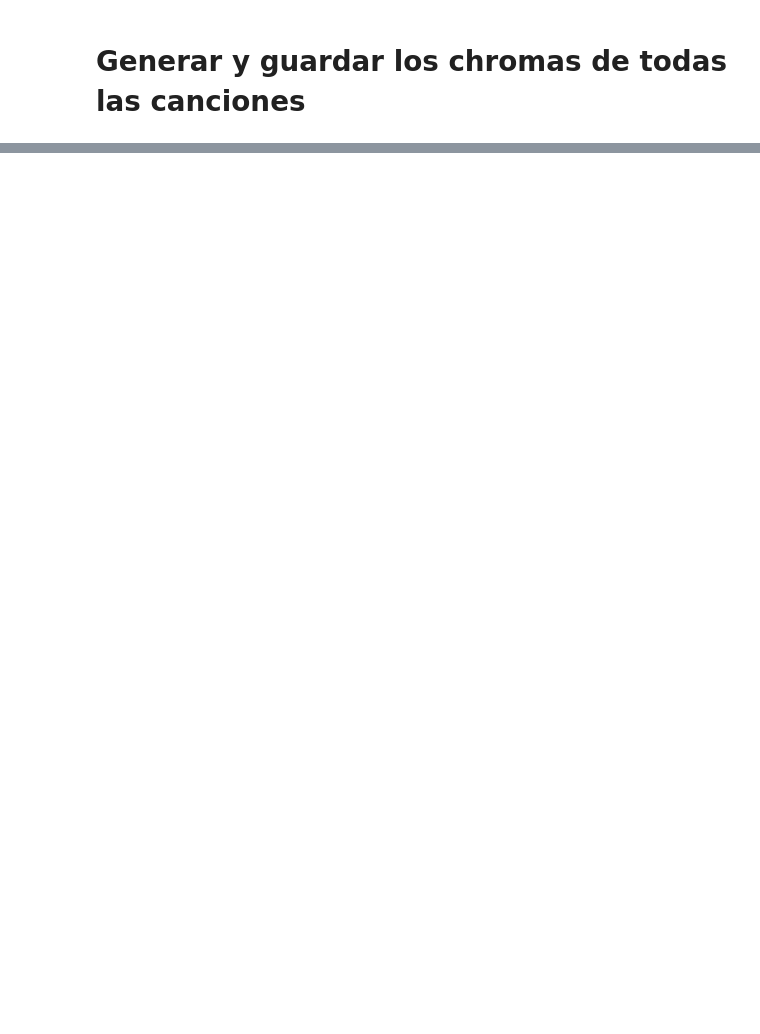
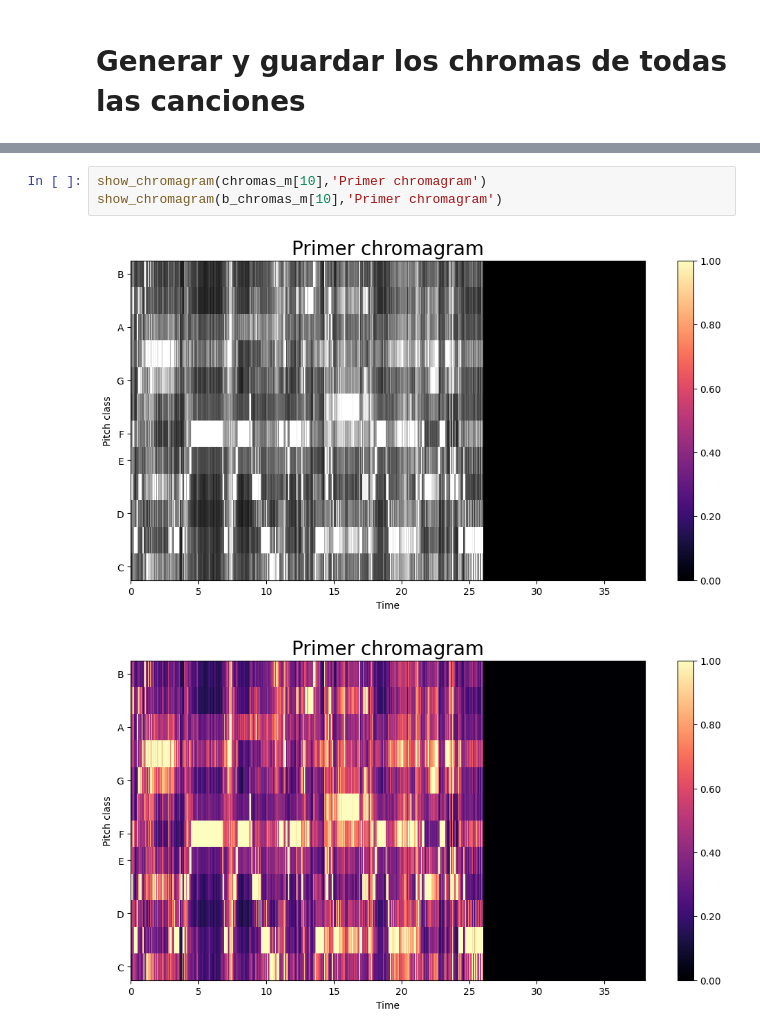
Before and after one commit to Leodna/mer, a Jupyter notebook: notebooks/features/chromas.ipynb, the cells around one changed output, grey strips where cells are left out. Saved outputs shown, nothing was run; the diff lists cells and outputs as text; blank space fills up the shorter version.

```diff
--- a/notebooks/features/chromas.ipynb
+++ b/notebooks/features/chromas.ipynb
@@ -312,0 +333,6 @@ chromas power expanded dim(767, 12, 1637, 3)
+# %%
+show_chromagram(chromas_m[10],'Primer chromagram')
+show_chromagram(b_chromas_m[10],'Primer chromagram')
+# %% [output]
+[figure, added]
+[figure, added]
```
Also changed, not shown: parts of 27 cells of this notebook.
